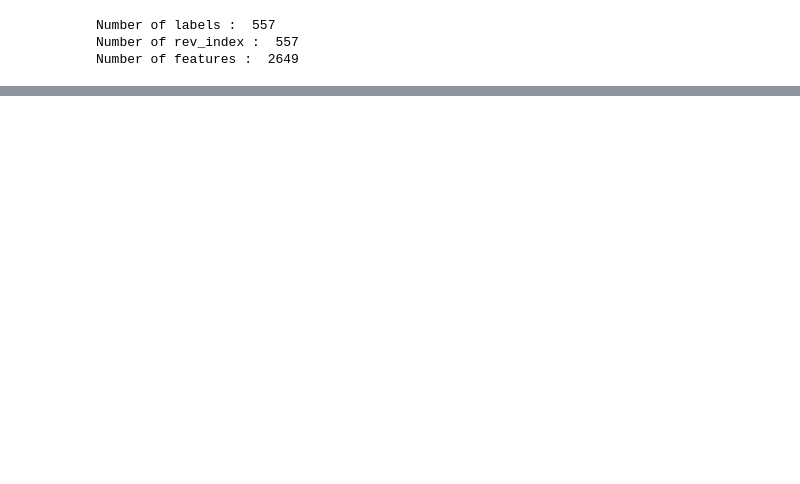
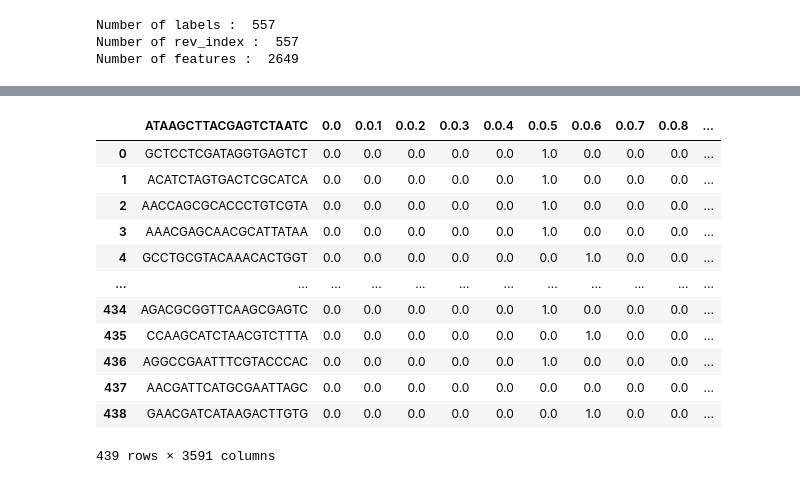
Before and after one commit to brmprnk/lindel423, a Jupyter notebook: data_read.ipynb, the cells around one changed output, grey strips where cells are left out. Drawn from its saved outputs; the diff is of its cells as text; code cells hidden in the pictures; blank space fills up the shorter version.

```diff
--- a/data_read.ipynb
+++ b/data_read.ipynb
@@ -36,3 +55,8 @@ print("Number of features : ", len(features.keys()))
 Number of labels :  557
 Number of rev_index :  557
 Number of features :  2649
+# %%
+forecast_test = pd.read_csv("/Users/bram/Downloads/Lindel_ForeCasT_combined_test (1).txt", sep='\t')
+# /Users/bram/Downloads/Lindel_ForeCasT_combined_test.txt
+# forecast_large = pd.read_csv("./data/Lindel_ForeCasT_combined_test (1).txt", sep='\t')
+forecast_small = pd.read_csv("./data/Lindel_ForeCasT_combined_test.txt", sep='\t')
@@ -38,0 +79,16 @@ Number of features :  2649
+# %%
+forecast_small
+# %% [output]
+|  | ATAAGCTTACGAGTCTAATC | 0.0 | 0.0.1 | 0.0.2 | 0.0.3 | 0.0.4 | 0.0.5 | 0.0.6 | 0.0.7 | 0.0.8 | ... |
+| 0 | GCTCCTCGATAGGTGAGTCT | 0.0 | 0.0 | 0.0 | 0.0 | 0.0 | 1.0 | 0.0 | 0.0 | 0.0 | ... |
+| 1 | ACATCTAGTGACTCGCATCA | 0.0 | 0.0 | 0.0 | 0.0 | 0.0 | 1.0 | 0.0 | 0.0 | 0.0 | ... |
+| 2 | AACCAGCGCACCCTGTCGTA | 0.0 | 0.0 | 0.0 | 0.0 | 0.0 | 1.0 | 0.0 | 0.0 | 0.0 | ... |
+| 3 | AAACGAGCAACGCATTATAA | 0.0 | 0.0 | 0.0 | 0.0 | 0.0 | 1.0 | 0.0 | 0.0 | 0.0 | ... |
+| 4 | GCCTGCGTACAAACACTGGT | 0.0 | 0.0 | 0.0 | 0.0 | 0.0 | 0.0 | 1.0 | 0.0 | 0.0 | ... |
+| ... | ... | ... | ... | ... | ... | ... | ... | ... | ... | ... | ... |
+| 434 | AGACGCGGTTCAAGCGAGTC | 0.0 | 0.0 | 0.0 | 0.0 | 0.0 | 1.0 | 0.0 | 0.0 | 0.0 | ... |
+| 435 | CCAAGCATCTAACGTCTTTA | 0.0 | 0.0 | 0.0 | 0.0 | 0.0 | 0.0 | 1.0 | 0.0 | 0.0 | ... |
+| 436 | AGGCCGAATTTCGTACCCAC | 0.0 | 0.0 | 0.0 | 0.0 | 0.0 | 1.0 | 0.0 | 0.0 | 0.0 | ... |
+| 437 | AACGATTCATGCGAATTAGC | 0.0 | 0.0 | 0.0 | 0.0 | 0.0 | 0.0 | 0.0 | 0.0 | 0.0 | ... |
+| 438 | GAACGATCATAAGACTTGTG | 0.0 | 0.0 | 0.0 | 0.0 | 0.0 | 0.0 | 1.0 | 0.0 | 0.0 | ... |
+439 rows × 3591 columns
```
Also changed, not shown: parts of 6 cells of this notebook, 2 other files.
